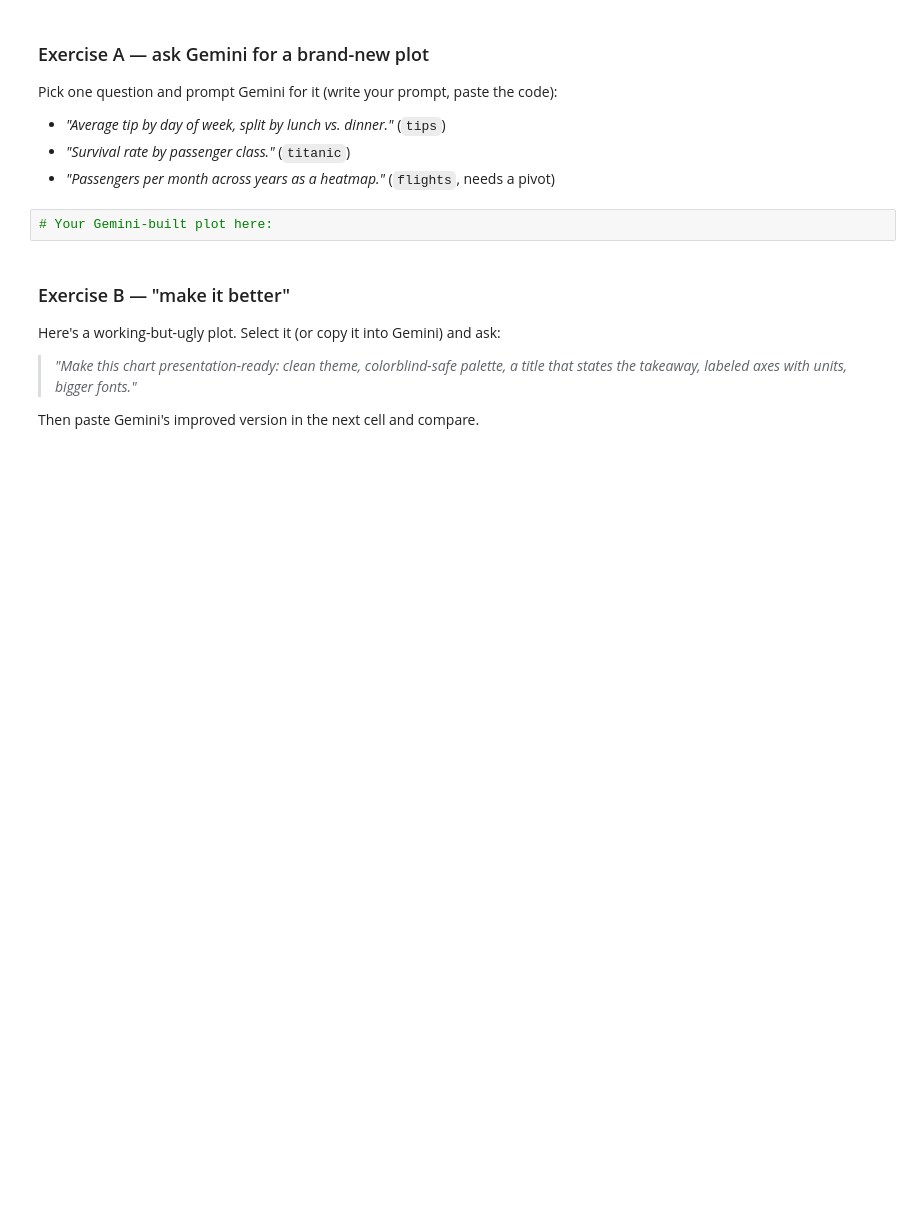
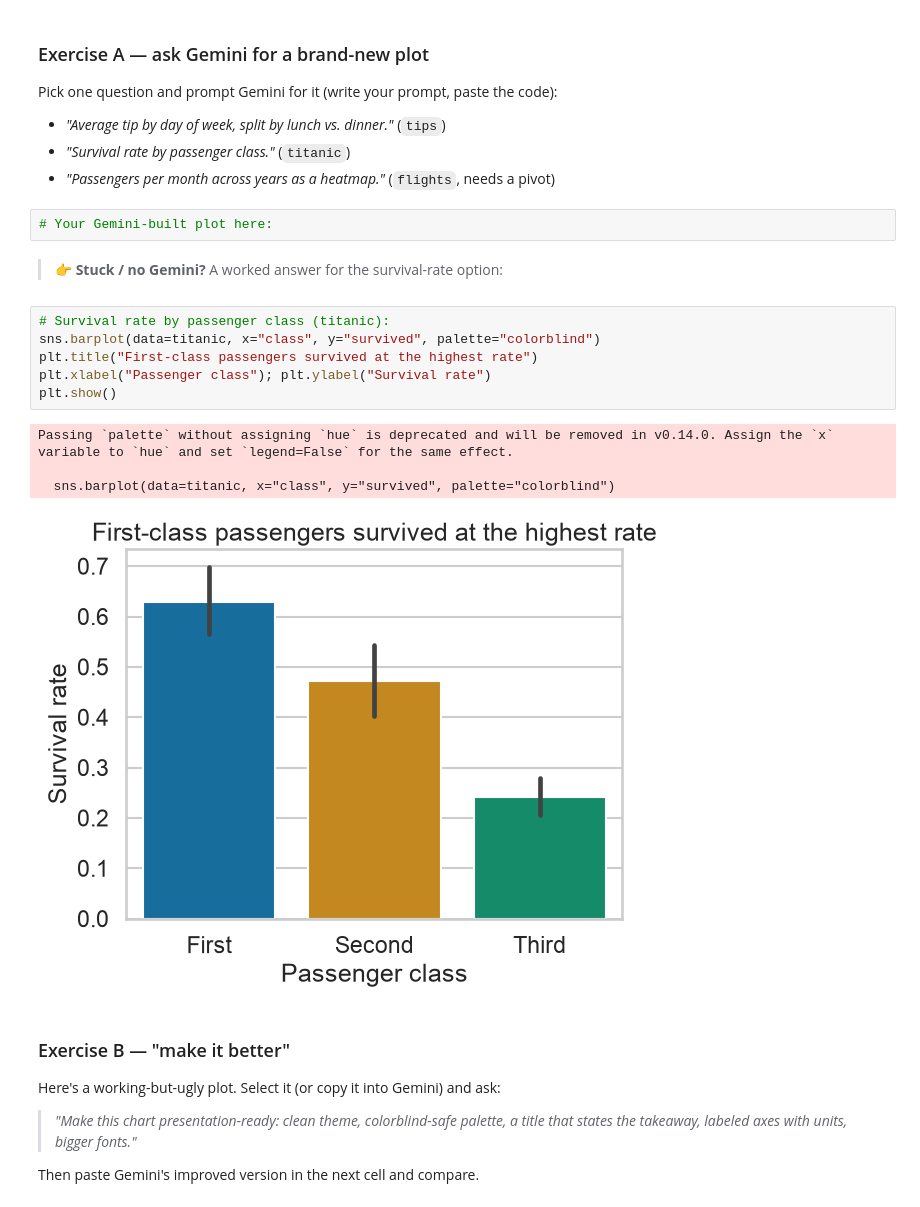
Before and after one commit to CWML/AI-for-Data-Visualization, a Jupyter notebook: ai_dataviz_2026_workshop.ipynb, the cells around one changed output. Saved outputs shown, nothing was run; the diff lists cells and outputs as text; blank space fills up the shorter version.

```diff
--- a/ai_dataviz_2026_workshop.ipynb
+++ b/ai_dataviz_2026_workshop.ipynb
@@ -184,6 +251,19 @@ Pick one question and prompt Gemini for it (write your prompt, paste the code):
 - *"Passengers per month across years as a heatmap."* (`flights`, needs a pivot)
 # %%
 # Your Gemini-built plot here:
+# %% [markdown]
+> 👉 **Stuck / no Gemini?** A worked answer for the survival-rate option:
+# %%
+# Survival rate by passenger class (titanic):
+sns.barplot(data=titanic, x="class", y="survived", palette="colorblind")
+plt.title("First-class passengers survived at the highest rate")
+plt.xlabel("Passenger class"); plt.ylabel("Survival rate")
+plt.show()
+# %% [output]
+Passing `palette` without assigning `hue` is deprecated and will be removed in v0.14.0. Assign the `x` variable to `hue` and set `legend=False` for the same effect.
+
+  sns.barplot(data=titanic, x="class", y="survived", palette="colorblind")
+[figure, added]
 # %% [markdown]
 ### Exercise B — "make it better"
 Here's a working-but-ugly plot. Select it (or copy it into Gemini) and ask:
```
Also changed, not shown: parts of 35 cells of this notebook, 2 other files.
